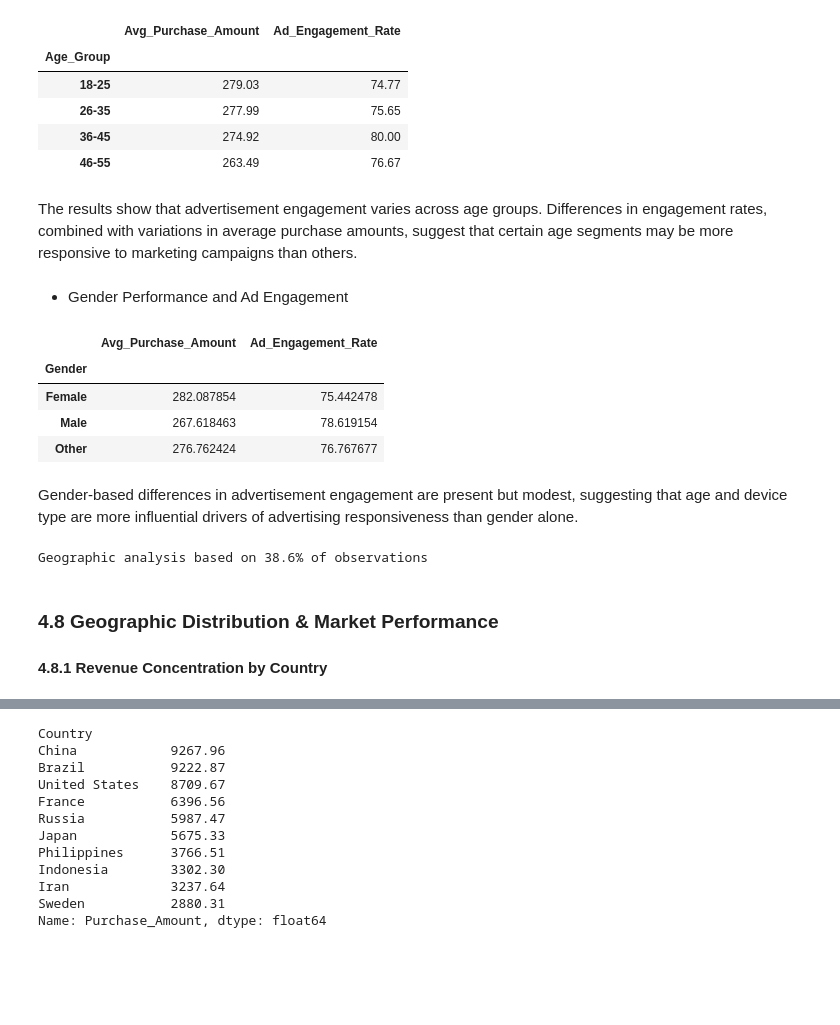
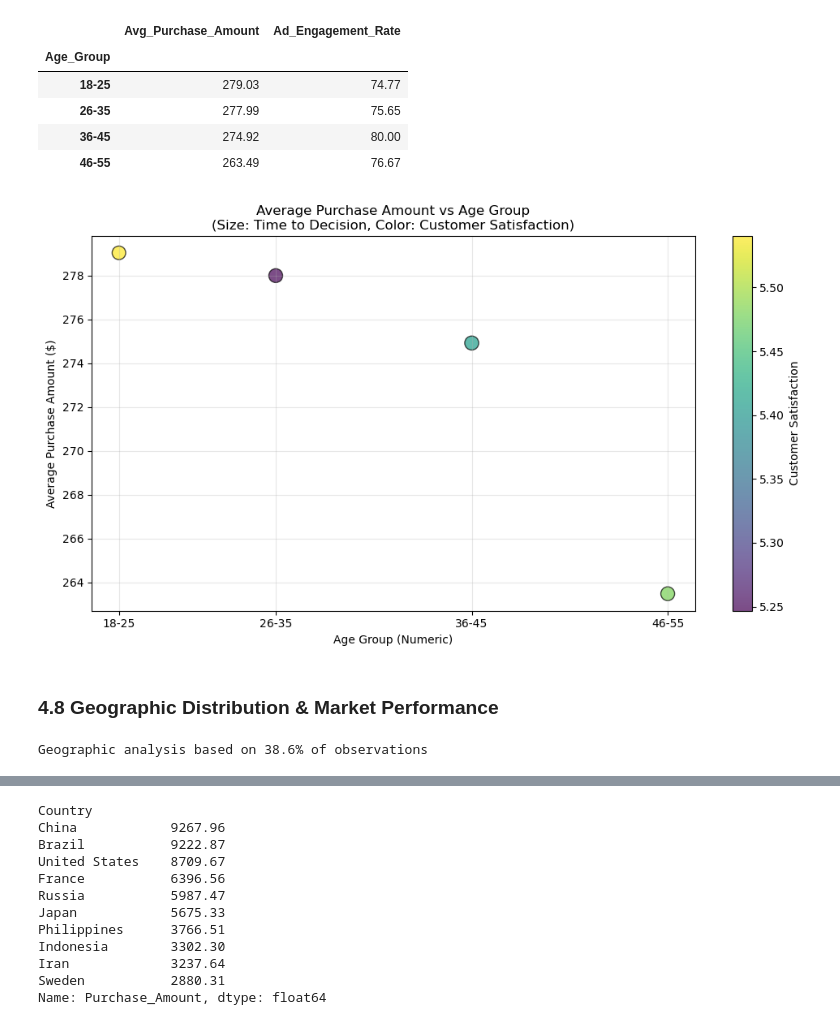
Before and after one commit to marianemcgrath/pfda, a Jupyter notebook: project/project.ipynb, the cells around one changed output, grey strips where cells are left out. Cells and saved outputs as stored; diff of their text form; code cells hidden in the pictures; blank space fills up the shorter version.

```diff
--- a/project/project.ipynb
+++ b/project/project.ipynb
@@ -696,6 +634,11 @@ plt.legend(title='Social Media Influence', bbox_to_anchor=(1.05, 1), loc='upper
 plt.xticks(rotation=45)
 plt.grid(axis='y', alpha=0.3)
 plt.tight_layout()
+
+# Saving the plot
+PLOTS_DIR = "plots/"
+plt.savefig(os.path.join(PLOTS_DIR, "social_media_influence_by_device.png"))
+
 plt.show()
 
 # Alternative: Print the table for exact values
@@ -735,35 +678,49 @@ age_group_performance.round(2)
 | 26-35 | 277.99 | 75.65 |
 | 36-45 | 274.92 | 80.00 |
 | 46-55 | 263.49 | 76.67 |
-# %% [markdown]
-The results show that advertisement engagement varies across age groups. Differences in engagement rates, combined with variations in average purchase amounts, suggest that certain age segments may be more responsive to marketing campaigns than others.
-# %% [markdown]
- - Gender Performance and Ad Engagement
-# %%
-# Gender performance with ad engagement rate
-gender_perf = (df.groupby('Gender', observed=False).agg(Avg_Purchase_Amount=('Purchase_Amount', 'mean'),
-                                                        Ad_Engagement_Rate=('Ad_Engaged', 'mean')))
-
-# Convert to percentage
-gender_perf['Ad_Engagement_Rate'] *= 100
-
-gender_perf
-# %% [output]
-|  | Avg_Purchase_Amount | Ad_Engagement_Rate |
-| Gender |  |  |
-| Female | 282.087854 | 75.442478 |
-| Male | 267.618463 | 78.619154 |
-| Other | 276.762424 | 76.767677 |
-# %% [markdown]
-Gender-based differences in advertisement engagement are present but modest, suggesting that age and device type are more influential drivers of advertising responsiveness than gender alone.
-# %%
-geo_df = df[df['Country'].notna()].copy()
-
-coverage = len(geo_df) / len(df)
-print(f"Geographic analysis based on {coverage:.1%} of observations")
-# %% [output]
-Geographic analysis based on 38.6% of observations
+# %%
+from matplotlib import cm
+from matplotlib.colors import ListedColormap, BoundaryNorm
+
+# Create age group data for visualization
+df_avg_year = df.groupby('Age_Group', observed=False).agg({'Purchase_Amount': 'mean',
+    'Customer_Satisfaction': 'mean', 'Time_to_Decision': 'mean'}).reset_index()
+
+# Add numeric age for plotting
+age_mapping = {'18-25': 22, '26-35': 30, '36-45': 40, '46-55': 50}
+df_avg_year['Age_Numeric'] = df_avg_year['Age_Group'].map(age_mapping)
+
+# Set up normalization for customer satisfaction (our third variable)
+satisfaction_min = df_avg_year['Customer_Satisfaction'].min()
+satisfaction_max = df_avg_year['Customer_Satisfaction'].max()
+norm = plt.Normalize(vmin=satisfaction_min, vmax=satisfaction_max)
+
+plt.figure(figsize=(12, 6))
+scatter = plt.scatter(df_avg_year['Age_Numeric'], df_avg_year['Purchase_Amount'], s=df_avg_year['Time_to_Decision'] * 20,  # Scale size for visibility
+    c=df_avg_year['Customer_Satisfaction'],cmap='viridis', norm=norm, alpha=0.7, edgecolors='black')
+
+plt.colorbar(scatter, label='Customer Satisfaction')
+plt.title('Average Purchase Amount vs Age Group\n(Size: Time to Decision, Color: Customer Satisfaction)')
+plt.xlabel('Age Group (Numeric)')
+plt.ylabel('Average Purchase Amount ($)')
+plt.xticks(list(age_mapping.values()), list(age_mapping.keys()))
+plt.grid(alpha=0.3)
+
+# Saving the plot
+
+plt.savefig(os.path.join(PLOTS_DIR, "purchase_amount_vs_age_group.png"))
+
+plt.show()
+
+# Code adapted from https://medium.com/better-programming/visualizing-the-third-numeric-variable-in-python-eaf73f42219
+# %% [output]
+[figure, added]
 # %% [markdown]
 ### 4.8 Geographic Distribution & Market Performance
-
-#### 4.8.1 Revenue Concentration by Country
+# %%
+geo_df = df[df['Country'].notna()].copy()
+
+coverage = len(geo_df) / len(df)
+print(f"Geographic analysis based on {coverage:.1%} of observations")
+# %% [output]
+Geographic analysis based on 38.6% of observations
```
Also changed, not shown: parts of 54 cells of this notebook, 14 other files.
